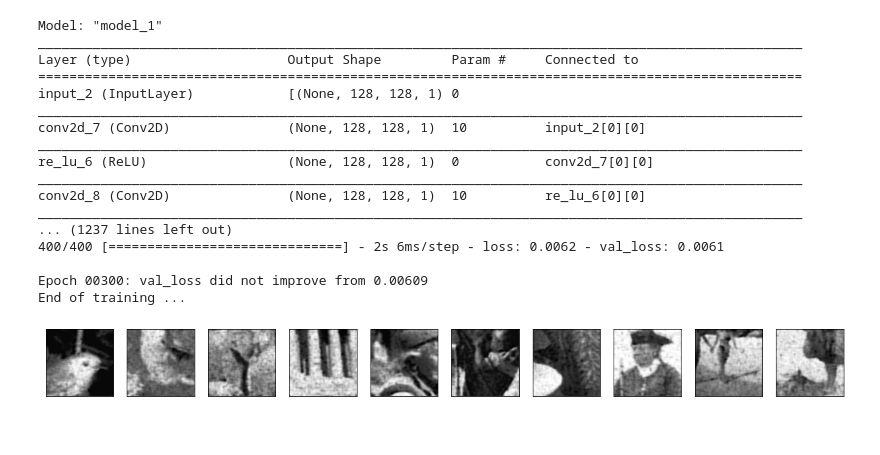
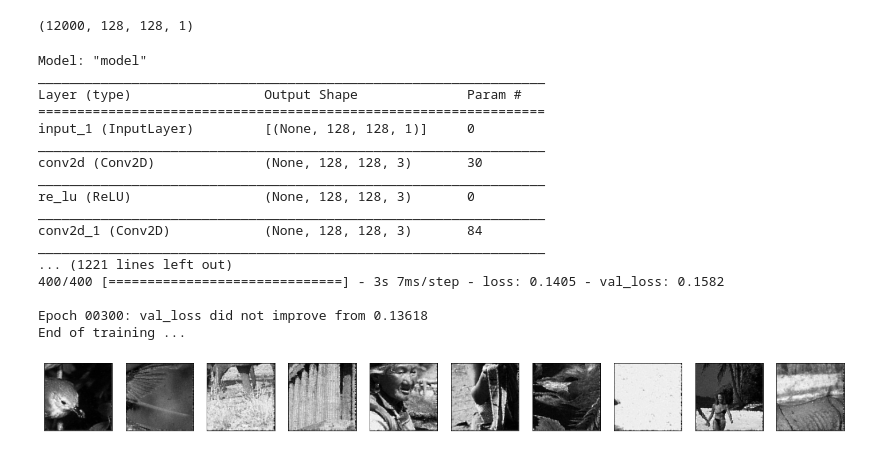
Before and after one commit to wilfredkisku/CNN-CS, a Jupyter notebook: cnn_cs.ipynb, the cells around one changed output. Drawn from its saved outputs; the diff is of its cells as text; code cells hidden in the pictures.

```diff
--- a/cnn_cs.ipynb
+++ b/cnn_cs.ipynb
@@ -63,3 +117,7 @@ def curate(X_train, Y_train):
+# %%
+X_.shape
+# %% [output]
+(12000, 128, 128, 1)
 # %%
 #print the images for testing
 def printResult(X, Y):
@@ -75,53 +133,36 @@ def printResult(X, Y):
     plt.show()
     return None
 # %%
-def ssim_tf(true, pred):
-  return tf.image.ssim(true, pred, max_val=1.0, filter_size=3)
-
-def ssim_loss(true, pred):
-  return tf.reduce_mean(tf.image.ssim(true, pred, 1.0))
+def ssim_loss(y_true, y_pred):
+  return 1 - tf.reduce_mean(tf.image.ssim(y_true, y_pred, 1.0))
 
 def networkCSNet(x_train, y_train, x_val, y_val):
 
     input_layer = tf.keras.layers.Input((128, 128, 1))
 
-    conv1 = tf.keras.layers.Conv2D(1, (3,3), padding='same')(input_layer)
+    conv1 = tf.keras.layers.Conv2D(3, (3,3), padding='same')(input_layer)
     #conv1 = tf.keras.layers.Conv2D(1, (3,3), padding='same')(conv1)
     conv1 = tf.keras.layers.ReLU()(conv1)
 
-    conv2 = tf.keras.layers.Conv2D(1, (3,3), padding='same')(conv1)
+    conv2 = tf.keras.layers.Conv2D(3, (3,3), padding='same')(conv1)
     #conv2 = tf.keras.layers.Conv2D(1, (3,3), padding='same')(conv2)
     conv2 = tf.keras.layers.ReLU()(conv2)
 
-    conv3 = tf.keras.layers.Conv2D(1, (3,3), padding='same')(conv2)
+    conv3 = tf.keras.layers.Conv2D(3, (3,3), padding='same')(conv2)
     #conv3 = tf.keras.layers.Conv2D(1, (3,3), padding='same')(conv3)
     conv3 = tf.keras.layers.ReLU()(conv3)
 
-    conv4 = tf.keras.layers.Conv2D(1, (5,5), padding='same')(conv3)
+    conv4 = tf.keras.layers.Conv2D(3, (3,3), padding='same')(conv3)
     #conv4 = tf.keras.layers.Conv2D(1, (3,3), padding='same')(conv4)
     conv4 = tf.keras.layers.ReLU()(conv4)
 
-    conv5 = tf.keras.layers.Conv2D(1, (5,5), padding='same')(conv4)
+    conv5 = tf.keras.layers.Conv2D(3, (3,3), padding='same')(conv4)
     #conv5 = tf.keras.layers.Conv2D(1, (3,3), padding='same')(conv5)
     conv5 = tf.keras.layers.ReLU()(conv5)
 
-    conv6_1 = tf.keras.layers.Conv2D(1, (5,5), padding='same')(conv5)
+    conv6_1 = tf.keras.layers.Conv2D(3, (3,3), padding='same')(conv5)
     #conv6 = tf.keras.layers.Conv2D(1, (3,3), padding='same')(conv6)
     conv6_1 = tf.keras.layers.ReLU()(conv6_1)
-
-    conv6_2 = tf.keras.layers.Conv2D(1, (5,5), padding='same')(conv5)
-    #conv6 = tf.keras.layers.Conv2D(1, (3,3), padding='same')(conv6)
-    conv6_2 = tf.keras.layers.ReLU()(conv6_2)
-
-    conv6_3 = tf.keras.layers.Conv2D(1, (5,5), padding='same')(conv5)
-    #conv6 = tf.keras.layers.Conv2D(1, (3,3), padding='same')(conv6)
-    conv6_3 = tf.keras.layers.ReLU()(conv6_3)
-    #conv6 = tf.keras.layers.concatenate([conv6, input_layer])
-
-    conv7 = tf.keras.layers.concatenate([conv6_1,conv6_2, conv6_3])
-    conv7 = tf.keras.layers.Conv2D(1, (5,5), padding='same')(conv7)
-    #conv6 = tf.keras.layers.Conv2D(1, (3,3), padding='same')(conv6)
-    conv7 = tf.keras.layers.ReLU()(conv7)
 
     '''
     conv7 = tf.keras.layers.Conv2D(1, (5,5), padding='same')(conv6)
@@ -136,10 +177,10 @@ def networkCSNet(x_train, y_train, x_val, y_val):
     #conv6 = tf.keras.layers.Conv2D(1, (3,3), padding='same')(conv6)
     conv9 = tf.keras.layers.ReLU()(conv9)
     '''
-    output_layer = tf.keras.layers.Conv2D(1, (1,1), padding='same', activation='sigmoid')(conv7)
+    output_layer = tf.keras.layers.Conv2D(1, (1,1), padding='same', activation='sigmoid')(conv6_1)
 
     ae = tf.keras.models.Model(inputs = [input_layer], outputs = [output_layer])
-    ae.compile(optimizer='adam', loss='MSE')
+    ae.compile(optimizer='adam', loss=ssim_loss)
 
     ae.summary()
     checkpointer = tf.keras.callbacks.ModelCheckpoint('/content/drive/MyDrive/Datasets/csDataset/results/cs-unet-500.h5', verbose=1, save_best_only=True)
@@ -169,37 +261,37 @@ X_TRAIN, X_VAL, Y_TRAIN, Y_VAL = train_test_split(X, Y, test_size = 0.2, random_
 model_cnn = networkCSNet(X_TRAIN, Y_TRAIN, X_VAL, Y_VAL)
 predict = model_cnn.predict(X_VAL[:10,:,:,:])
 # %% [output]
-Model: "model_1"
-__________________________________________________________________________________________________
-Layer (type)                    Output Shape         Param #     Connected to
-==================================================================================================
-input_2 (InputLayer)            [(None, 128, 128, 1) 0
-__________________________________________________________________________________________________
-conv2d_7 (Conv2D)               (None, 128, 128, 1)  10          input_2[0][0]
-__________________________________________________________________________________________________
-re_lu_6 (ReLU)                  (None, 128, 128, 1)  0           conv2d_7[0][0]
-__________________________________________________________________________________________________
-conv2d_8 (Conv2D)               (None, 128, 128, 1)  10          re_lu_6[0][0]
-__________________________________________________________________________________________________
-... (1237 lines left out)
-400/400 [==============================] - 2s 6ms/step - loss: 0.0062 - val_loss: 0.0061
+Model: "model"
+_________________________________________________________________
+Layer (type)                 Output Shape              Param #
+=================================================================
+input_1 (InputLayer)         [(None, 128, 128, 1)]     0
+_________________________________________________________________
+conv2d (Conv2D)              (None, 128, 128, 3)       30
+_________________________________________________________________
+re_lu (ReLU)                 (None, 128, 128, 3)       0
+_________________________________________________________________
+conv2d_1 (Conv2D)            (None, 128, 128, 3)       84
+_________________________________________________________________
+... (1221 lines left out)
+400/400 [==============================] - 3s 7ms/step - loss: 0.1405 - val_loss: 0.1582
 
-Epoch 00300: val_loss did not improve from 0.00609
+Epoch 00300: val_loss did not improve from 0.13618
 End of training ...
 # %%
 predict = model_cnn.predict(X_VAL[:10,:,:,:])
-fig = plt.figure(figsize=(20, 20))
+fig = plt.figure(figsize=(25, 25))
 columns = 10
 rows = 1
 for i in range(1, columns*rows + 1):
   img_x = predict[i-1]
   ax = fig.add_subplot(rows, columns, i)
   ax.set_xticks([])
   ax.set_yticks([])
   plt.imshow(np.reshape(img_x,(128,128)),cmap='gray')
 plt.show()
 # %% [output]
-[figure, old version]
+[figure, new version]
 # %%
 #predict = model_cnn.predict(X_VAL[:10,:,:,:])
 predict_x = X_VAL[:10,:,:,:]
```
Also changed, not shown: parts of 10 cells of this notebook.
